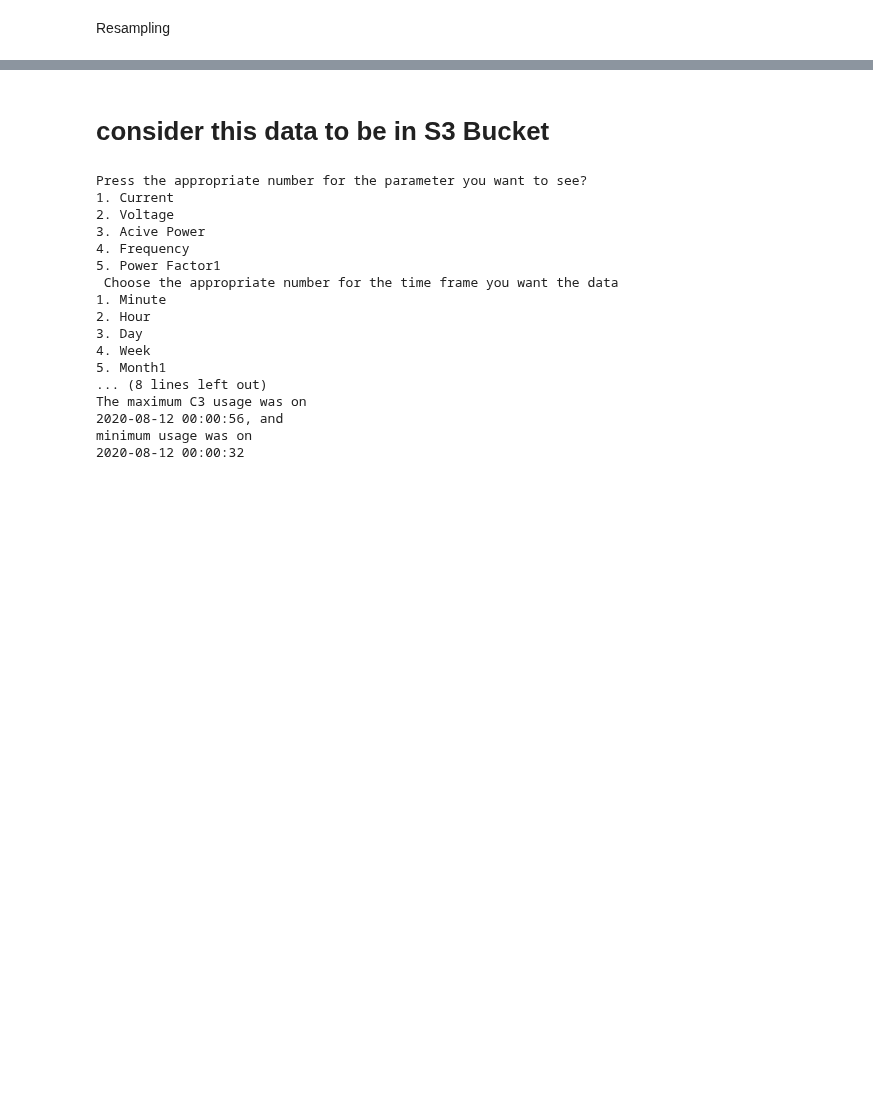
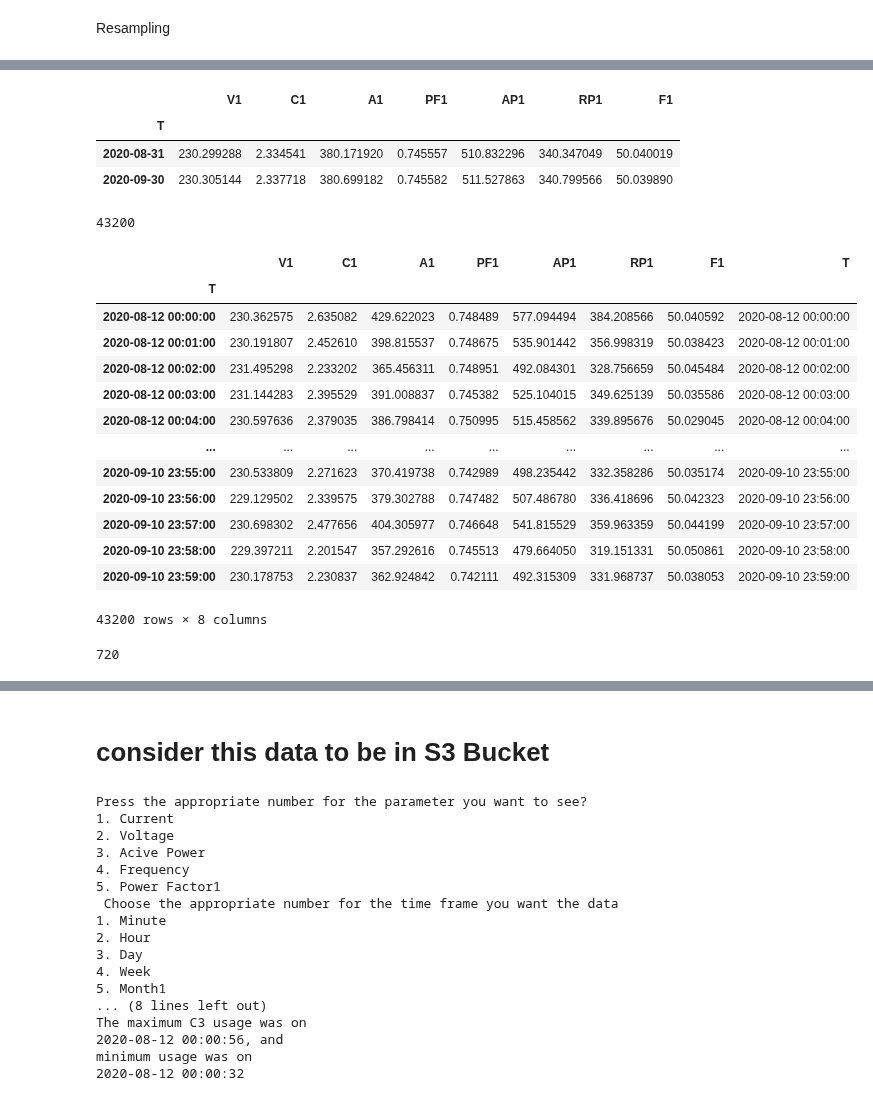
Before and after one commit to caxefaizan/S3_bucket_manipulation, a Jupyter notebook: Complete scenario.ipynb, the cells around one changed output, grey strips where cells are left out. Cells and saved outputs as stored; diff of their text form; code cells hidden in the pictures; blank space fills up the shorter version.

```diff
--- a/Complete scenario.ipynb
+++ b/Complete scenario.ipynb
@@ -136,3 +158,34 @@ TypeError: Only valid with DatetimeIndex, TimedeltaIndex or PeriodIndex, but got
 df_w = df.resample('W').mean()
 # %%
 df_M = df.resample('M').mean()
+# %%
+df_M
+# %% [output]
+|  | V1 | C1 | A1 | PF1 | AP1 | RP1 | F1 |
+| T |  |  |  |  |  |  |  |
+| 2020-08-31 | 230.299288 | 2.334541 | 380.171920 | 0.745557 | 510.832296 | 340.347049 | 50.040019 |
+| 2020-09-30 | 230.305144 | 2.337718 | 380.699182 | 0.745582 | 511.527863 | 340.799566 | 50.039890 |
+# %%
+len(df_m)
+# %% [output]
+43200
+# %%
+T_min= pd.date_range(start='2020-8-12',periods=43200,freq='min')
+# %%
+df_m['T']=T_min
+df_m
+# %% [output]
+|  | V1 | C1 | A1 | PF1 | AP1 | RP1 | F1 | T |
+| T |  |  |  |  |  |  |  |  |
+| 2020-08-12 00:00:00 | 230.362575 | 2.635082 | 429.622023 | 0.748489 | 577.094494 | 384.208566 | 50.040592 | 2020-08-12 00:00:00 |
+| 2020-08-12 00:01:00 | 230.191807 | 2.452610 | 398.815537 | 0.748675 | 535.901442 | 356.998319 | 50.038423 | 2020-08-12 00:01:00 |
+| 2020-08-12 00:02:00 | 231.495298 | 2.233202 | 365.456311 | 0.748951 | 492.084301 | 328.756659 | 50.045484 | 2020-08-12 00:02:00 |
+| 2020-08-12 00:03:00 | 231.144283 | 2.395529 | 391.008837 | 0.745382 | 525.104015 | 349.625139 | 50.035586 | 2020-08-12 00:03:00 |
+| 2020-08-12 00:04:00 | 230.597636 | 2.379035 | 386.798414 | 0.750995 | 515.458562 | 339.895676 | 50.029045 | 2020-08-12 00:04:00 |
+| ... | ... | ... | ... | ... | ... | ... | ... | ... |
+| 2020-09-10 23:55:00 | 230.533809 | 2.271623 | 370.419738 | 0.742989 | 498.235442 | 332.358286 | 50.035174 | 2020-09-10 23:55:00 |
+| 2020-09-10 23:56:00 | 229.129502 | 2.339575 | 379.302788 | 0.747482 | 507.486780 | 336.418696 | 50.042323 | 2020-09-10 23:56:00 |
+| 2020-09-10 23:57:00 | 230.698302 | 2.477656 | 404.305977 | 0.746648 | 541.815529 | 359.963359 | 50.044199 | 2020-09-10 23:57:00 |
+| 2020-09-10 23:58:00 | 229.397211 | 2.201547 | 357.292616 | 0.745513 | 479.664050 | 319.151331 | 50.050861 | 2020-09-10 23:58:00 |
+| 2020-09-10 23:59:00 | 230.178753 | 2.230837 | 362.924842 | 0.742111 | 492.315309 | 331.968737 | 50.038053 | 2020-09-10 23:59:00 |
+43200 rows × 8 columns
@@ -138,0 +194,4 @@ df_M = df.resample('M').mean()
+# %%
+len(df_h)
+# %% [output]
+720
```
Also changed, not shown: parts of 21 cells of this notebook.
